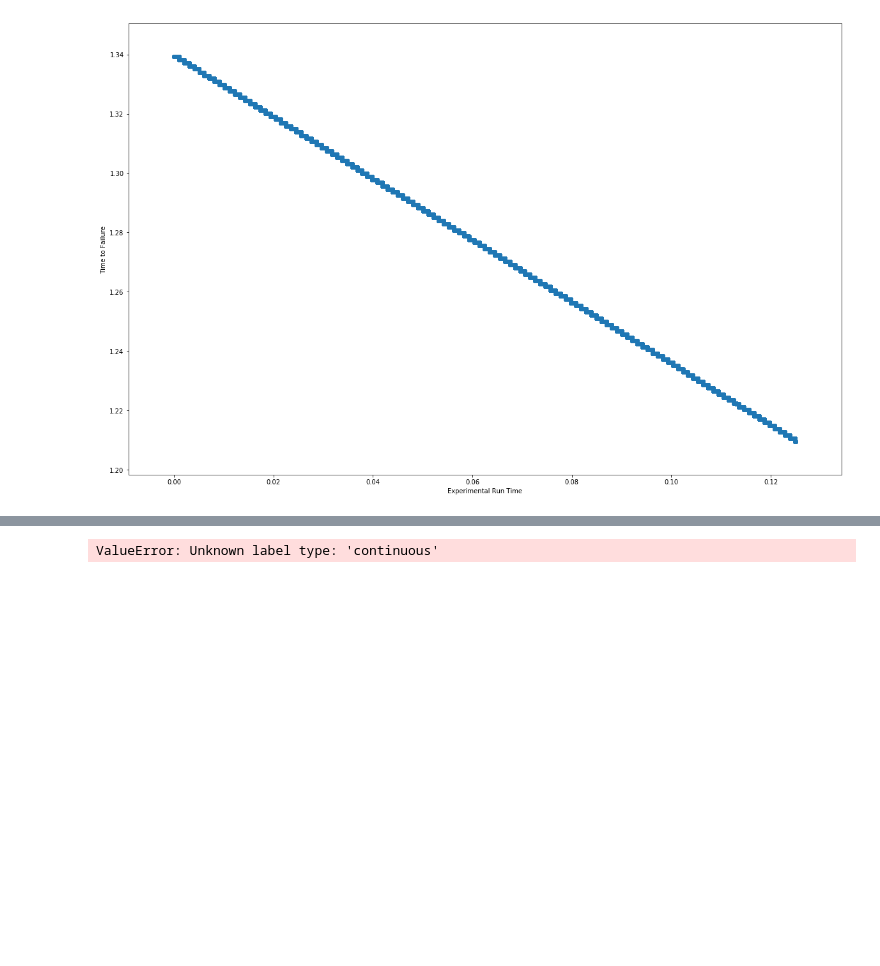
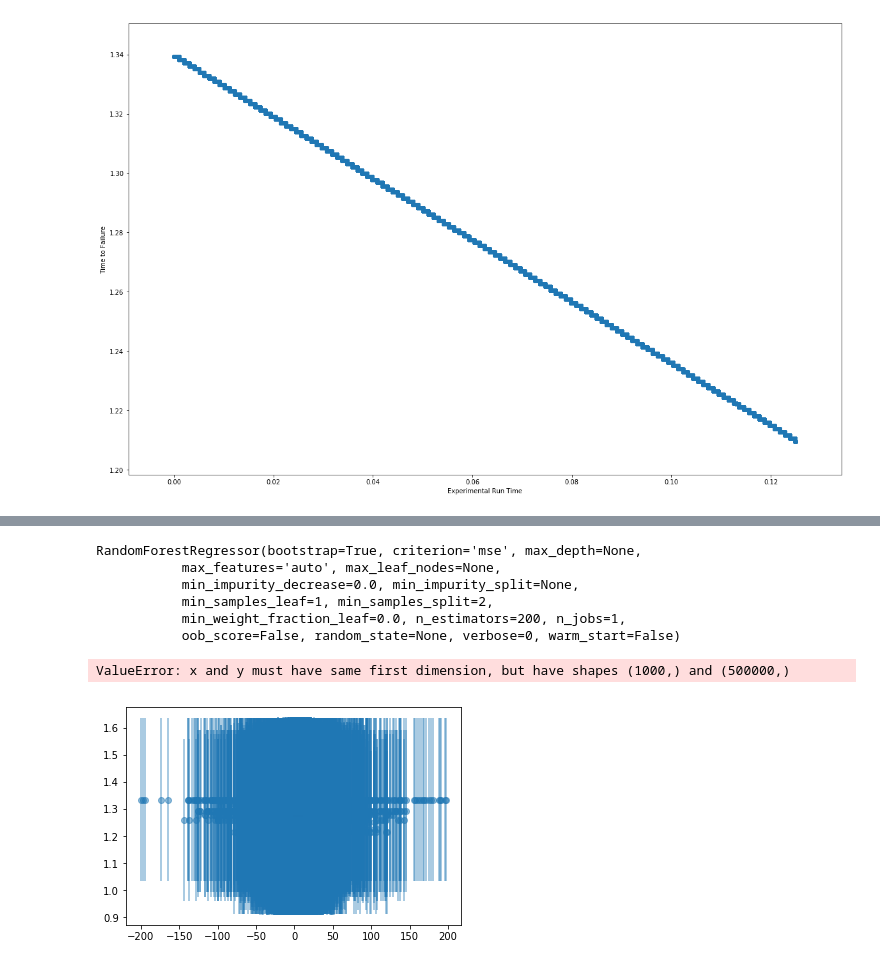
Before and after one commit to unewsome/data-question-7-kaggle-earthquake-predictions, a Jupyter notebook: DQ7 - UWN.ipynb, the cells around one changed output, grey strips where cells are left out. Saved outputs shown, nothing was run; the diff lists cells and outputs as text; code cells hidden in the pictures; blank space fills up the shorter version.

```diff
--- a/DQ7 - UWN.ipynb
+++ b/DQ7 - UWN.ipynb
@@ -163,18 +151,0 @@ def visualize_classifier(model, X, y, ax=None, cmap='rainbow'):
-# %%
-from sklearn.tree import DecisionTreeClassifier
-from sklearn.ensemble import BaggingClassifier
-
-tree = DecisionTreeClassifier()
-bag = BaggingClassifier(tree, n_estimators=100, max_samples=0.8,
-                        random_state=1)
-
-X = np.array(rolling_tide.acoustic_data)
-y = np.array(rolling_tide.time_to_failure)
-
-X = X.reshape(-1,1)
-y = y.reshape(-1,1)
-
-bag.fit(X, y)
-#visualize_classifier(bag, X, y)
-# %% [output]
-ValueError: Unknown label type: 'continuous'
@@ -182,0 +152,24 @@ ValueError: Unknown label type: 'continuous'
+# %%
+from sklearn.ensemble import RandomForestRegressor
+forest = RandomForestRegressor(200)
+forest.fit(rolling_tide['acoustic_data'][: , None], rolling_tide['time_to_failure'])
+# %% [output]
+RandomForestRegressor(bootstrap=True, criterion='mse', max_depth=None,
+           max_features='auto', max_leaf_nodes=None,
+           min_impurity_decrease=0.0, min_impurity_split=None,
+           min_samples_leaf=1, min_samples_split=2,
+           min_weight_fraction_leaf=0.0, n_estimators=200, n_jobs=1,
+           oob_score=False, random_state=None, verbose=0, warm_start=False)
+# %%
+xfit = np.linspace(0, 10, 1000)
+yfit = forest.predict(xfit[:, None])
+ytrue = rolling_tide['time_to_failure']
+# %%
+x = rolling_tide['acoustic_data']
+y = rolling_tide['time_to_failure']
+plt.errorbar(x,y, 0.3, fmt = 'o', alpha=0.5)
+plt.plot(xfit, yfit, '-r');
+plt.plot(xfit, ytrue, '-k', alpha = 0.5);
+# %% [output]
+ValueError: x and y must have same first dimension, but have shapes (1000,) and (500000,)
+[figure, added]
```
Also changed, not shown: parts of 14 cells of this notebook.
